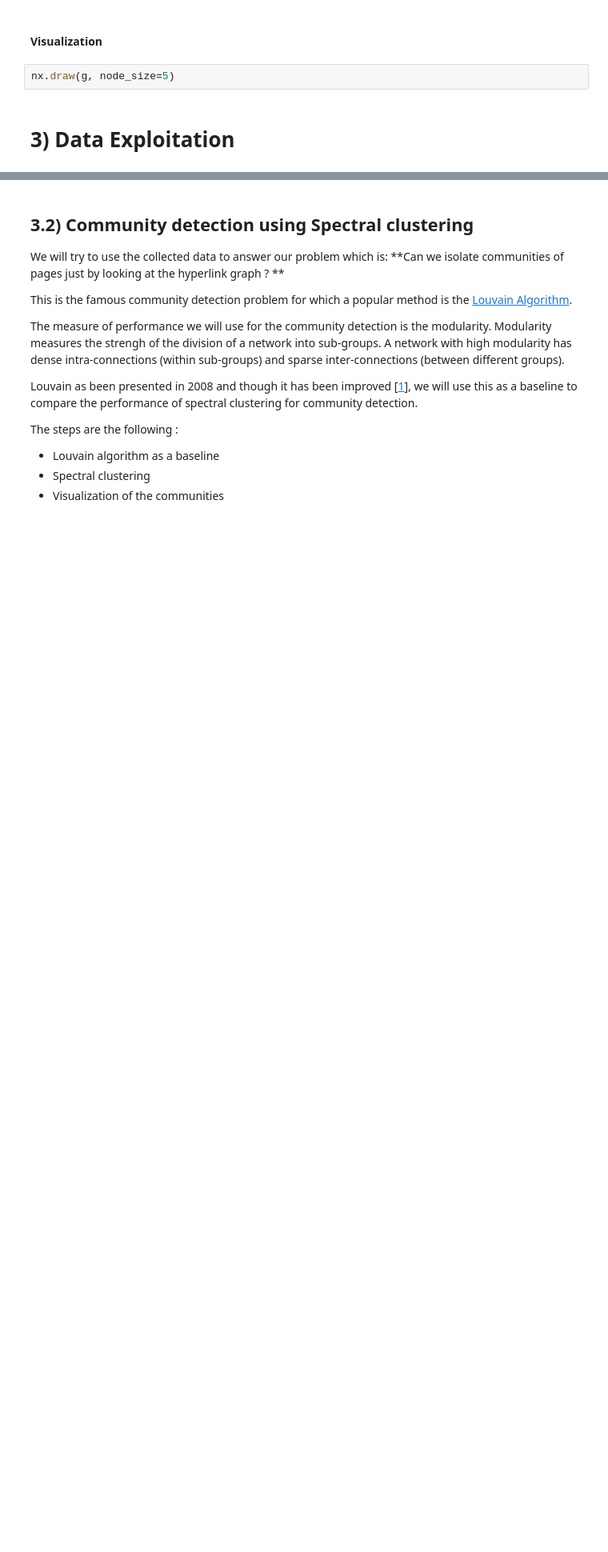
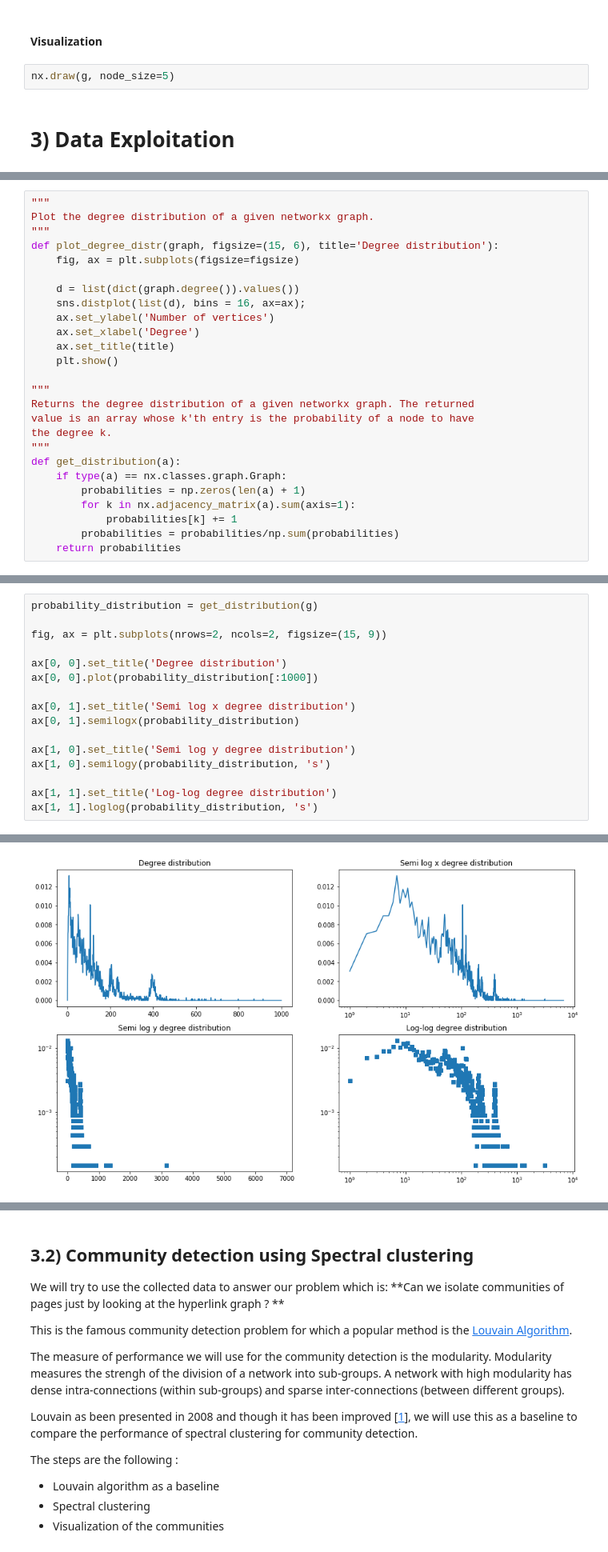
Before and after one commit to armand33/wikipedia_graph, a Jupyter notebook: ntds_project.ipynb, the cells around one changed output, grey strips where cells are left out. Shown: that part at 80% size. Saved outputs shown, nothing was run; the diff lists cells and outputs as text; blank space fills up the shorter version.

```diff
--- a/ntds_project.ipynb
+++ b/ntds_project.ipynb
@@ -277,0 +240,26 @@ plt.show()
+# %%
+"""
+Plot the degree distribution of a given networkx graph.
+"""
+def plot_degree_distr(graph, figsize=(15, 6), title='Degree distribution'):
+    fig, ax = plt.subplots(figsize=figsize)
+
+    d = list(dict(graph.degree()).values())
+    sns.distplot(list(d), bins = 16, ax=ax);
+    ax.set_ylabel('Number of vertices')
+    ax.set_xlabel('Degree')
+    ax.set_title(title)
+    plt.show()
+
+"""
+Returns the degree distribution of a given networkx graph. The returned
+value is an array whose k'th entry is the probability of a node to have
+the degree k.
+"""
+def get_distribution(a):
+    if type(a) == nx.classes.graph.Graph:
+        probabilities = np.zeros(len(a) + 1)
+        for k in nx.adjacency_matrix(a).sum(axis=1):
+            probabilities[k] += 1
+        probabilities = probabilities/np.sum(probabilities)
+    return probabilities
@@ -277,0 +281,17 @@ plt.show()
+# %%
+probability_distribution = get_distribution(g)
+
+fig, ax = plt.subplots(nrows=2, ncols=2, figsize=(15, 9))
+
+ax[0, 0].set_title('Degree distribution')
+ax[0, 0].plot(probability_distribution[:1000])
+
+ax[0, 1].set_title('Semi log x degree distribution')
+ax[0, 1].semilogx(probability_distribution)
+
+ax[1, 0].set_title('Semi log y degree distribution')
+ax[1, 0].semilogy(probability_distribution, 's')
+
+ax[1, 1].set_title('Log-log degree distribution')
+ax[1, 1].loglog(probability_distribution, 's')
+# %% [output]
@@ -277,0 +299 @@ plt.show()
+[figure, added]
```
Also changed, not shown: parts of 50 cells of this notebook.
